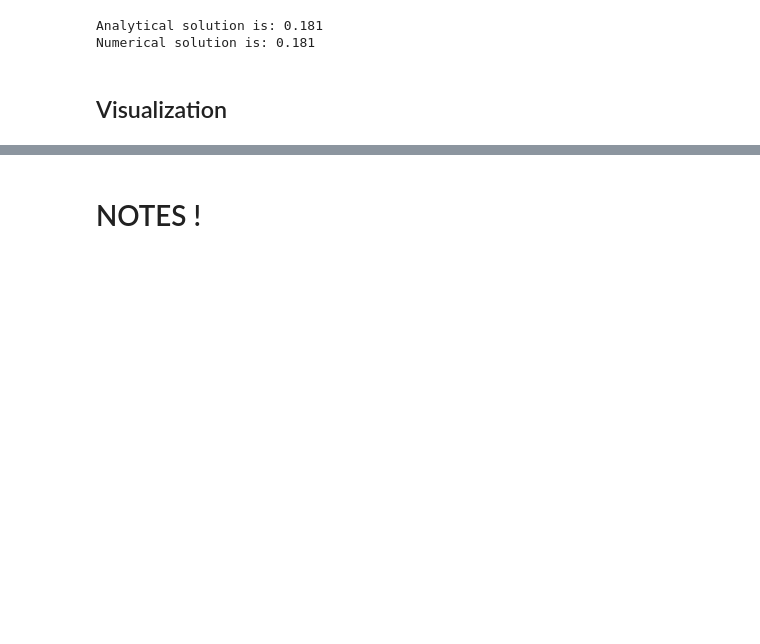
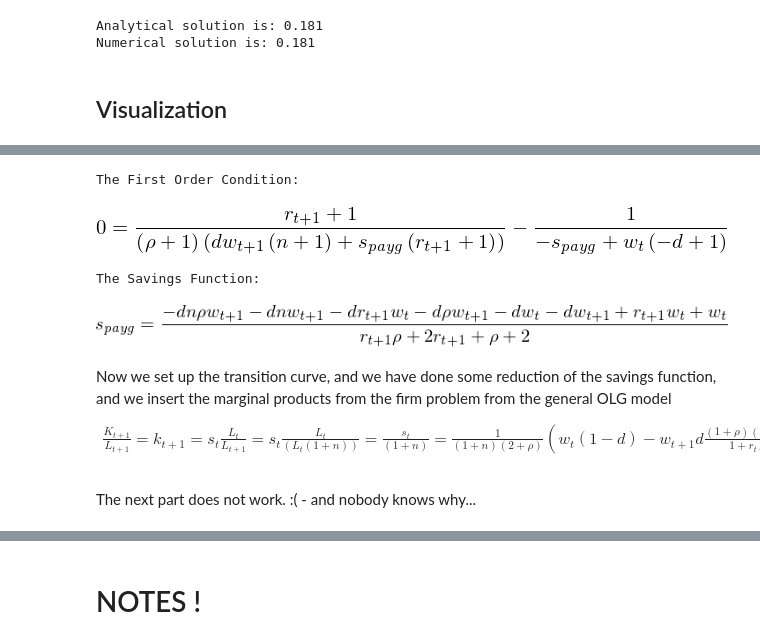
Before and after one commit to NumEconCopenhagen/projects-2019-nx31, a Jupyter notebook: modelproject/NX31_Model_Project.ipynb, the cells around one changed output, grey strips where cells are left out. Saved outputs shown, nothing was run; the diff lists cells and outputs as text; code cells hidden in the pictures; blank space fills up the shorter version.

```diff
--- a/modelproject/NX31_Model_Project.ipynb
+++ b/modelproject/NX31_Model_Project.ipynb
@@ -253,0 +293,21 @@ Numerical solution is: 0.181
+# %%
+# Solve the household problem and find s
+U_payg = sm.log(w_t*(1-d)-s_payg)+(1/(1+rho))*sm.log((1+r_plus)*s_payg+w_plus*d*(1+n))
+U_d_payg = sm.diff(U_payg,s_payg)
+print(f'The First Order Condition:')
+display(sm.Eq(0,U_d_payg))
+usolve_payg = sm.solve((r_plus + 1)/((rho + 1)*(d*w_plus*(n + 1) + s_payg*(r_plus + 1))) - 1/(-s_payg + w_t*(-d + 1)),s_payg)[0]
+print(f'The Savings Function:')
+display(sm.Eq(s_payg,usolve_payg))
+# %% [output]
+The First Order Condition:
+[figure, added]
+The Savings Function:
+[figure, added]
+# %% [markdown]
+Now we set up the transition curve, and we have done some reduction of the savings function, and we insert the marginal products from the firm problem from the general OLG model
+\begin{eqnarray*}
+\frac{K_{t+1}}{L_{t+1}} =k_{t+1}=s_t  \frac{L_t}{L_{t+1}} =s_t  \frac{L_t}{(L_t (1+n) )}=\frac{s_t}{(1+n)}=\frac{1}{(1+n)(2+\rho)}(w_t(1-d)-w_{t+1}d \frac{(1+\rho)(1+n)}{1+r_{t+1}}) = \frac{1}{(1+n)(2+\rho)}((1-\alpha)Ak_t^\alpha(1-d)-(1-\alpha)Ak_{t+1}^\alpha d \frac{(1+\rho)(1+n)}{1+\alpha Ak_{t+1}^{\alpha-1}-\delta})
+\end{eqnarray*}
+# %% [markdown]
+The next part does not work. :( - and nobody knows why...
```
Also changed, not shown: parts of 25 cells of this notebook.
